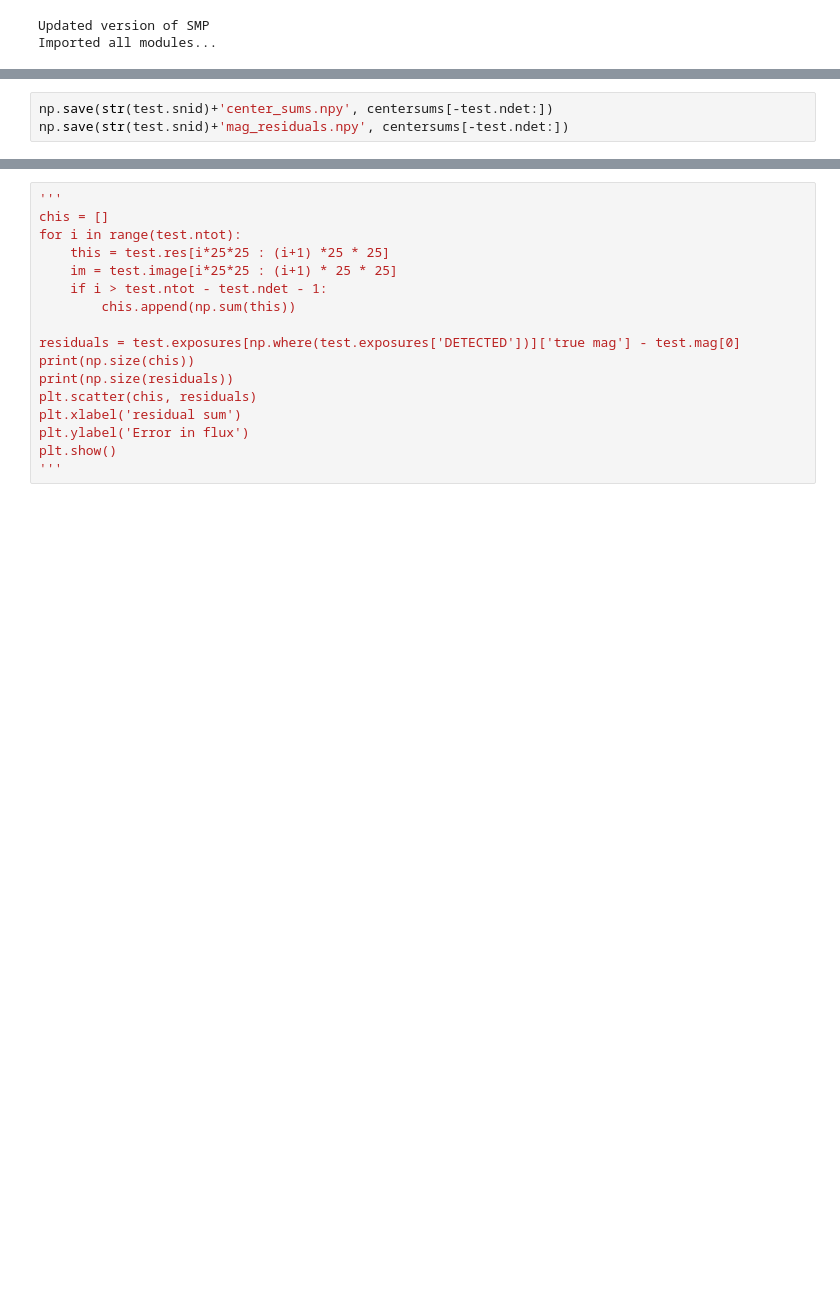
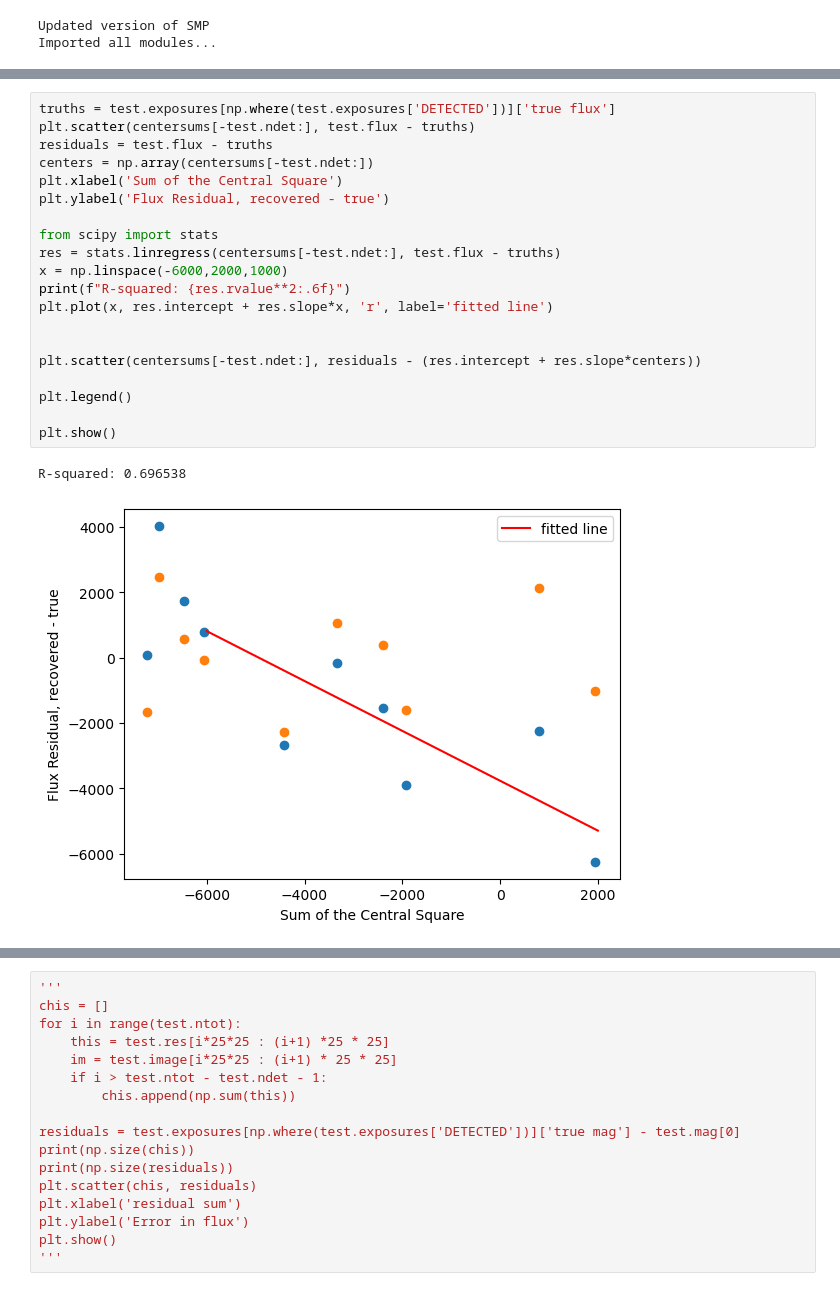
Before and after one commit to Roman-Supernova-PIT/campari, a Jupyter notebook: multismp.ipynb, the cells around one changed output, grey strips where cells are left out. Drawn from its saved outputs; the diff is of its cells as text; blank space fills up the shorter version.

```diff
--- a/multismp.ipynb
+++ b/multismp.ipynb
@@ -961,6 +1050,26 @@ Text(0, 0.5, 'Magnitude Residual, recovered - true')
-# %%
-np.save(str(test.snid)+'center_sums.npy', centersums[-test.ndet:])
-np.save(str(test.snid)+'mag_residuals.npy', centersums[-test.ndet:])
+# %%
+truths = test.exposures[np.where(test.exposures['DETECTED'])]['true flux']
+plt.scatter(centersums[-test.ndet:], test.flux - truths)
+residuals = test.flux - truths
+centers = np.array(centersums[-test.ndet:])
+plt.xlabel('Sum of the Central Square')
+plt.ylabel('Flux Residual, recovered - true')
+
+from scipy import stats
+res = stats.linregress(centersums[-test.ndet:], test.flux - truths)
+x = np.linspace(-6000,2000,1000)
+print(f"R-squared: {res.rvalue**2:.6f}")
+plt.plot(x, res.intercept + res.slope*x, 'r', label='fitted line')
+
+
+plt.scatter(centersums[-test.ndet:], residuals - (res.intercept + res.slope*centers))
+
+plt.legend()
+
+plt.show()
+# %% [output]
+R-squared: 0.696538
+[figure, added]
 # %%
 truth = 'simple_model'
 band = 'F184'
```
Also changed, not shown: parts of 11 cells of this notebook, 2 other files.
